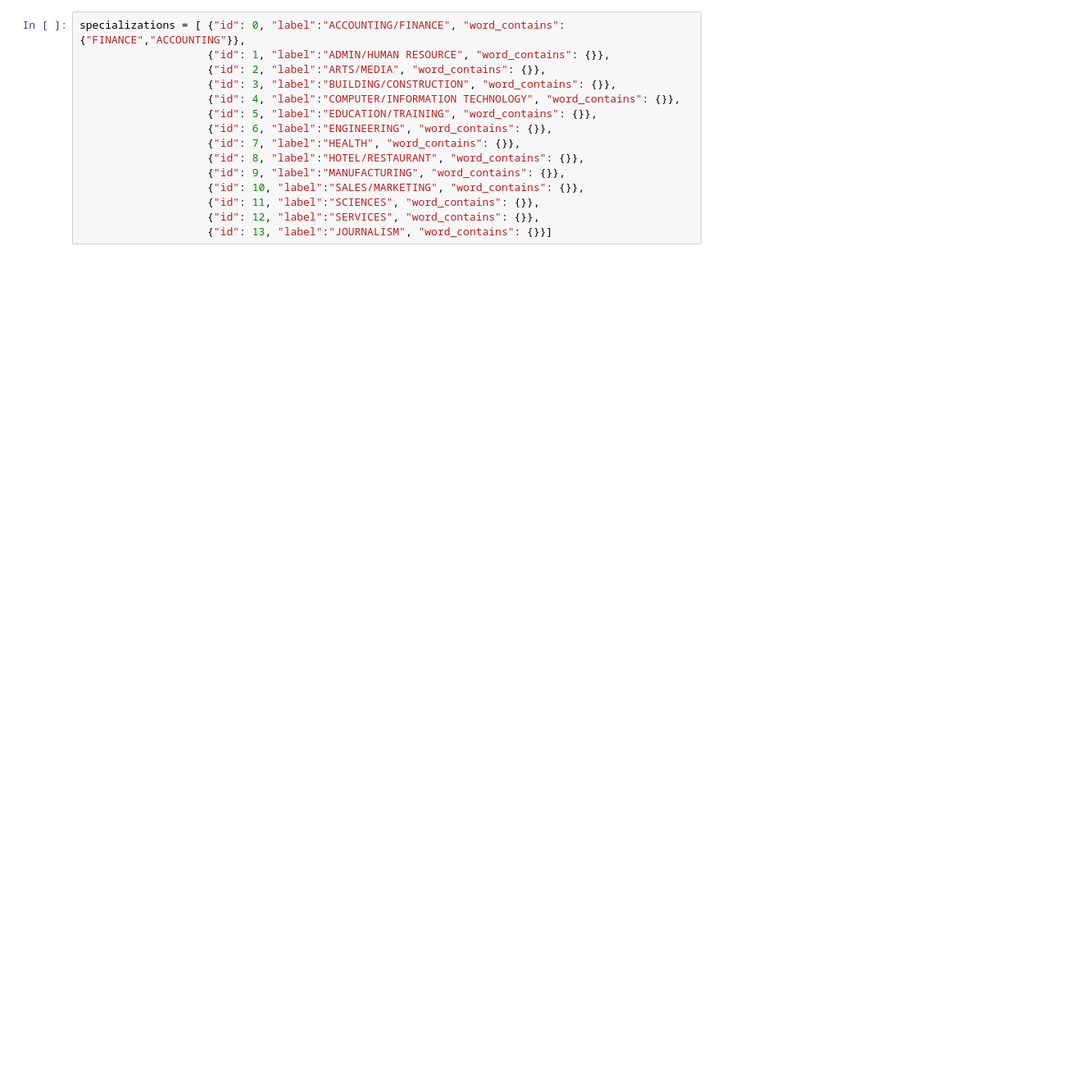
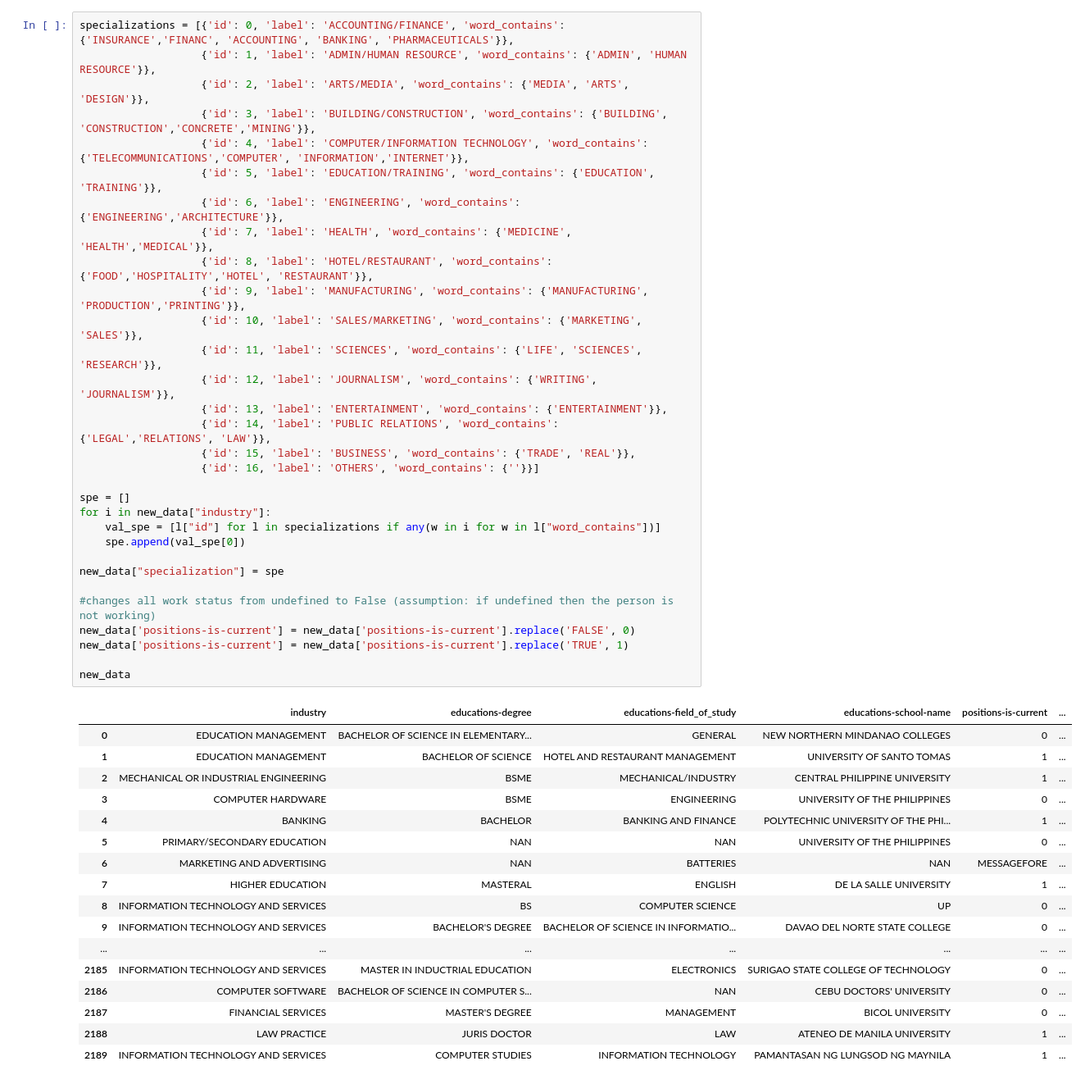
Before and after one commit to mychll31/career_path_jupyter_notebook, a Jupyter notebook: Career Path Prediction.ipynb, the cells around one changed output. Shown at 82% size. Drawn from its saved outputs; the diff is of its cells as text; blank space fills up the shorter version.

Commit message:
update specialization

```diff
--- a/Career Path Prediction.ipynb
+++ b/Career Path Prediction.ipynb
@@ -115,15 +96,49 @@ new_data
 # %%
-specializations = [ {"id": 0, "label":"ACCOUNTING/FINANCE", "word_contains": {"FINANCE","ACCOUNTING"}},
-                    {"id": 1, "label":"ADMIN/HUMAN RESOURCE", "word_contains": {}},
-                    {"id": 2, "label":"ARTS/MEDIA", "word_contains": {}},
-                    {"id": 3, "label":"BUILDING/CONSTRUCTION", "word_contains": {}},
-                    {"id": 4, "label":"COMPUTER/INFORMATION TECHNOLOGY", "word_contains": {}},
-                    {"id": 5, "label":"EDUCATION/TRAINING", "word_contains": {}},
-                    {"id": 6, "label":"ENGINEERING", "word_contains": {}},
-                    {"id": 7, "label":"HEALTH", "word_contains": {}},
-                    {"id": 8, "label":"HOTEL/RESTAURANT", "word_contains": {}},
-                    {"id": 9, "label":"MANUFACTURING", "word_contains": {}},
-                    {"id": 10, "label":"SALES/MARKETING", "word_contains": {}},
-                    {"id": 11, "label":"SCIENCES", "word_contains": {}},
-                    {"id": 12, "label":"SERVICES", "word_contains": {}},
-                    {"id": 13, "label":"JOURNALISM", "word_contains": {}}]
+specializations = [{'id': 0, 'label': 'ACCOUNTING/FINANCE', 'word_contains': {'INSURANCE','FINANC', 'ACCOUNTING', 'BANKING', 'PHARMACEUTICALS'}},
+                   {'id': 1, 'label': 'ADMIN/HUMAN RESOURCE', 'word_contains': {'ADMIN', 'HUMAN RESOURCE'}},
+                   {'id': 2, 'label': 'ARTS/MEDIA', 'word_contains': {'MEDIA', 'ARTS', 'DESIGN'}},
+                   {'id': 3, 'label': 'BUILDING/CONSTRUCTION', 'word_contains': {'BUILDING', 'CONSTRUCTION','CONCRETE','MINING'}},
+                   {'id': 4, 'label': 'COMPUTER/INFORMATION TECHNOLOGY', 'word_contains': {'TELECOMMUNICATIONS','COMPUTER', 'INFORMATION','INTERNET'}},
+                   {'id': 5, 'label': 'EDUCATION/TRAINING', 'word_contains': {'EDUCATION', 'TRAINING'}},
+                   {'id': 6, 'label': 'ENGINEERING', 'word_contains': {'ENGINEERING','ARCHITECTURE'}},
+                   {'id': 7, 'label': 'HEALTH', 'word_contains': {'MEDICINE', 'HEALTH','MEDICAL'}},
+                   {'id': 8, 'label': 'HOTEL/RESTAURANT', 'word_contains': {'FOOD','HOSPITALITY','HOTEL', 'RESTAURANT'}},
+                   {'id': 9, 'label': 'MANUFACTURING', 'word_contains': {'MANUFACTURING', 'PRODUCTION','PRINTING'}},
+                   {'id': 10, 'label': 'SALES/MARKETING', 'word_contains': {'MARKETING', 'SALES'}},
+                   {'id': 11, 'label': 'SCIENCES', 'word_contains': {'LIFE', 'SCIENCES', 'RESEARCH'}},
+                   {'id': 12, 'label': 'JOURNALISM', 'word_contains': {'WRITING', 'JOURNALISM'}},
+                   {'id': 13, 'label': 'ENTERTAINMENT', 'word_contains': {'ENTERTAINMENT'}},
+                   {'id': 14, 'label': 'PUBLIC RELATIONS', 'word_contains': {'LEGAL','RELATIONS', 'LAW'}},
+                   {'id': 15, 'label': 'BUSINESS', 'word_contains': {'TRADE', 'REAL'}},
+                   {'id': 16, 'label': 'OTHERS', 'word_contains': {''}}]
+
+spe = []
+for i in new_data["industry"]:
+    val_spe = [l["id"] for l in specializations if any(w in i for w in l["word_contains"])]
+    spe.append(val_spe[0])
+
+new_data["specialization"] = spe
+
+#changes all work status from undefined to False (assumption: if undefined then the person is not working)
+new_data['positions-is-current'] = new_data['positions-is-current'].replace('FALSE', 0)
+new_data['positions-is-current'] = new_data['positions-is-current'].replace('TRUE', 1)
+
+new_data
+# %% [output]
+|  | industry | educations-degree | educations-field_of_study | educations-school-name | positions-is-current | ... |
+| 0 | EDUCATION MANAGEMENT | BACHELOR OF SCIENCE IN ELEMENTARY... | GENERAL | NEW NORTHERN MINDANAO COLLEGES | 0 | ... |
+| 1 | EDUCATION MANAGEMENT | BACHELOR OF SCIENCE | HOTEL AND RESTAURANT MANAGEMENT | UNIVERSITY OF SANTO TOMAS | 1 | ... |
+| 2 | MECHANICAL OR INDUSTRIAL ENGINEERING | BSME | MECHANICAL/INDUSTRY | CENTRAL PHILIPPINE UNIVERSITY | 1 | ... |
+| 3 | COMPUTER HARDWARE | BSME | ENGINEERING | UNIVERSITY OF THE PHILIPPINES | 0 | ... |
+| 4 | BANKING | BACHELOR | BANKING AND FINANCE | POLYTECHNIC UNIVERSITY OF THE PHI... | 1 | ... |
+| 5 | PRIMARY/SECONDARY EDUCATION | NAN | NAN | UNIVERSITY OF THE PHILIPPINES | 0 | ... |
+| 6 | MARKETING AND ADVERTISING | NAN | BATTERIES | NAN | MESSAGEFORE | ... |
+| 7 | HIGHER EDUCATION | MASTERAL | ENGLISH | DE LA SALLE UNIVERSITY | 1 | ... |
+| 8 | INFORMATION TECHNOLOGY AND SERVICES | BS | COMPUTER SCIENCE | UP | 0 | ... |
+| 9 | INFORMATION TECHNOLOGY AND SERVICES | BACHELOR'S DEGREE | BACHELOR OF SCIENCE IN INFORMATIO... | DAVAO DEL NORTE STATE COLLEGE | 0 | ... |
+| ... | ... | ... | ... | ... | ... | ... |
+| 2185 | INFORMATION TECHNOLOGY AND SERVICES | MASTER IN INDUCTRIAL EDUCATION | ELECTRONICS | SURIGAO STATE COLLEGE OF TECHNOLOGY | 0 | ... |
+| 2186 | COMPUTER SOFTWARE | BACHELOR OF SCIENCE IN COMPUTER S... | NAN | CEBU DOCTORS' UNIVERSITY | 0 | ... |
+| 2187 | FINANCIAL SERVICES | MASTER'S DEGREE | MANAGEMENT | BICOL UNIVERSITY | 0 | ... |
+| 2188 | LAW PRACTICE | JURIS DOCTOR | LAW | ATENEO DE MANILA UNIVERSITY | 1 | ... |
+| 2189 | INFORMATION TECHNOLOGY AND SERVICES | COMPUTER STUDIES | INFORMATION TECHNOLOGY | PAMANTASAN NG LUNGSOD NG MAYNILA | 1 | ... |
```
Also changed, not shown: parts of 4 cells of this notebook.
